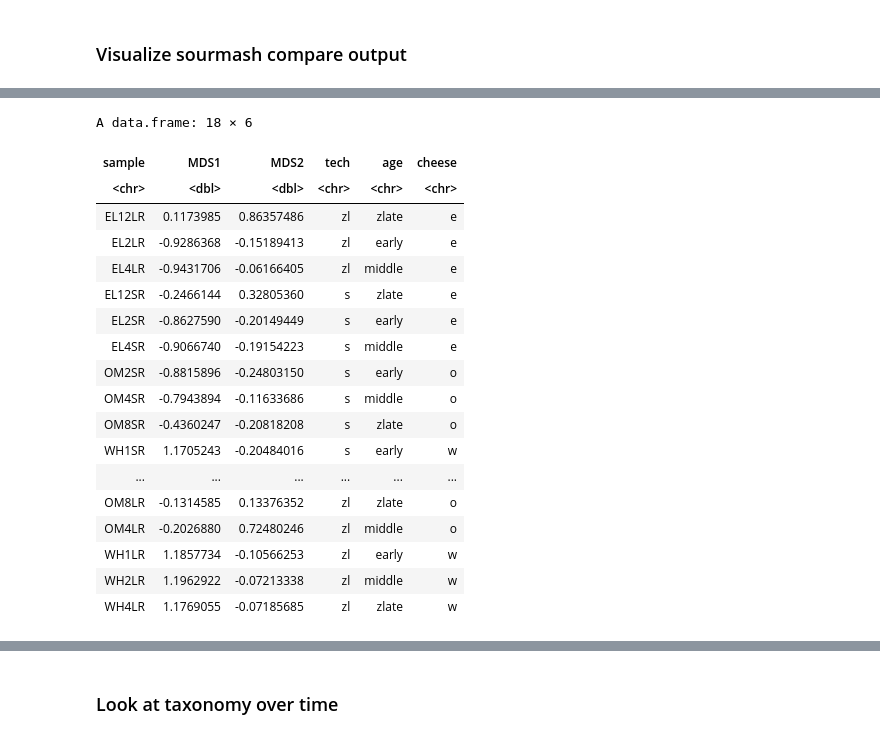
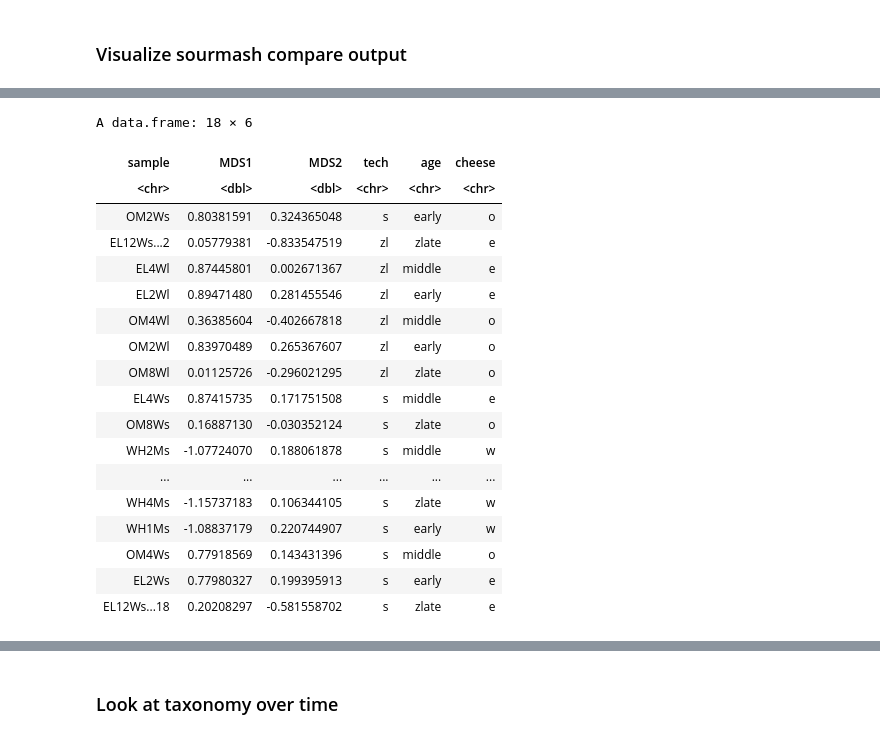
Before and after one commit to Arcadia-Science/metagenomics-of-cheese-rind-microbiomes, a Jupyter notebook: notebooks/Metagenomics of Cheese Rind Microbial Communities.ipynb, the cells around one changed output, grey strips where cells are left out. Cells and saved outputs as stored; diff of their text form; code cells hidden in the pictures.

```diff
--- a/notebooks/Metagenomics of Cheese Rind Microbial Communities.ipynb
+++ b/notebooks/Metagenomics of Cheese Rind Microbial Communities.ipynb
@@ -402,7 +376,8 @@ The following objects are masked from ‘package:base’:
 ### Visualize sourmash compare output
 # %%
 #read in output from sourmash compare, plot with sourmashconsumr function
-compare <- read_csv("../processed_data/csv_tables_for_plotting/compareabun.csv", show_col_types = F) %>%
+
+compare <- read_csv("../processed_data/csv_tables_for_plotting/newmdscompare0323.csv", show_col_types = F) %>%
   mutate(sample = colnames(.)) %>% # make column names into a column
   column_to_rownames("sample") %>% # set rownames to column names
   as.matrix()
@@ -455,29 +433,29 @@ A data.frame: 18 × 3
 # %%
 # Add metadata columns
-compare_mds$tech=c("zl","zl","zl","s","s","s","s","s","s","s","s","s","zl","zl","zl","zl","zl","zl") #short or long read
-compare_mds$age=c("zlate","early","middle","zlate","early","middle","early","middle","zlate","early","middle","zlate","early","zlate","middle","early","middle","zlate")
-compare_mds$cheese=c("e","e","e","e","e","e","o","o","o","w","w","w","o","o","o","w","w","w")
+compare_mds$tech=c("s","zl","zl","zl","zl","zl","zl","s","s","s","zl","zl","zl","s","s","s","s","s") #short or long read
+compare_mds$age=c("early","zlate","middle","early","middle","early","zlate","middle","zlate","middle","zlate","middle","early","zlate","early","middle","early","zlate")
+compare_mds$cheese=c("o","e","e","e","o","o","o","e","o","w","w","w","w","w","w","o","e","e")
 compare_mds
 # %% [output]
 A data.frame: 18 × 6
 | sample | MDS1 | MDS2 | tech | age | cheese |
 | <chr> | <dbl> | <dbl> | <chr> | <chr> | <chr> |
-| EL12LR | 0.1173985 | 0.86357486 | zl | zlate | e |
-| EL2LR | -0.9286368 | -0.15189413 | zl | early | e |
-| EL4LR | -0.9431706 | -0.06166405 | zl | middle | e |
-| EL12SR | -0.2466144 | 0.32805360 | s | zlate | e |
-| EL2SR | -0.8627590 | -0.20149449 | s | early | e |
-| EL4SR | -0.9066740 | -0.19154223 | s | middle | e |
-| OM2SR | -0.8815896 | -0.24803150 | s | early | o |
-| OM4SR | -0.7943894 | -0.11633686 | s | middle | o |
-| OM8SR | -0.4360247 | -0.20818208 | s | zlate | o |
-| WH1SR | 1.1705243 | -0.20484016 | s | early | w |
+| OM2Ws | 0.80381591 | 0.324365048 | s | early | o |
+| EL12Ws...2 | 0.05779381 | -0.833547519 | zl | zlate | e |
+| EL4Wl | 0.87445801 | 0.002671367 | zl | middle | e |
+| EL2Wl | 0.89471480 | 0.281455546 | zl | early | e |
+| OM4Wl | 0.36385604 | -0.402667818 | zl | middle | o |
+| OM2Wl | 0.83970489 | 0.265367607 | zl | early | o |
+| OM8Wl | 0.01125726 | -0.296021295 | zl | zlate | o |
+| EL4Ws | 0.87415735 | 0.171751508 | s | middle | e |
+| OM8Ws | 0.16887130 | -0.030352124 | s | zlate | o |
+| WH2Ms | -1.07724070 | 0.188061878 | s | middle | w |
 | ... | ... | ... | ... | ... | ... |
-| OM8LR | -0.1314585 | 0.13376352 | zl | zlate | o |
-| OM4LR | -0.2026880 | 0.72480246 | zl | middle | o |
-| WH1LR | 1.1857734 | -0.10566253 | zl | early | w |
-| WH2LR | 1.1962922 | -0.07213338 | zl | middle | w |
-| WH4LR | 1.1769055 | -0.07185685 | zl | zlate | w |
+| WH4Ms | -1.15737183 | 0.106344105 | s | zlate | w |
+| WH1Ms | -1.08837179 | 0.220744907 | s | early | w |
+| OM4Ws | 0.77918569 | 0.143431396 | s | middle | o |
+| EL2Ws | 0.77980327 | 0.199395913 | s | early | e |
+| EL12Ws...18 | 0.20208297 | -0.581558702 | s | zlate | e |
 # %%
 # make MDS plot
 options(repr.plot.width=10, repr.plot.height=10)
```
Also changed, not shown: parts of 15 cells of this notebook.
